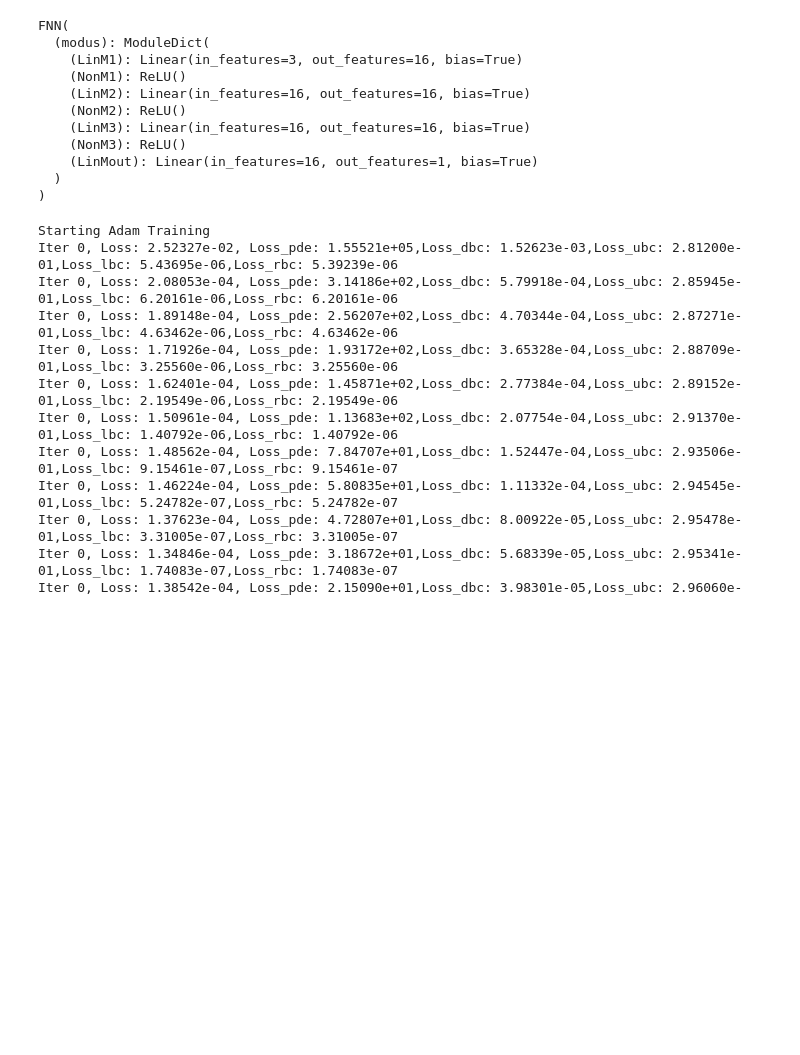
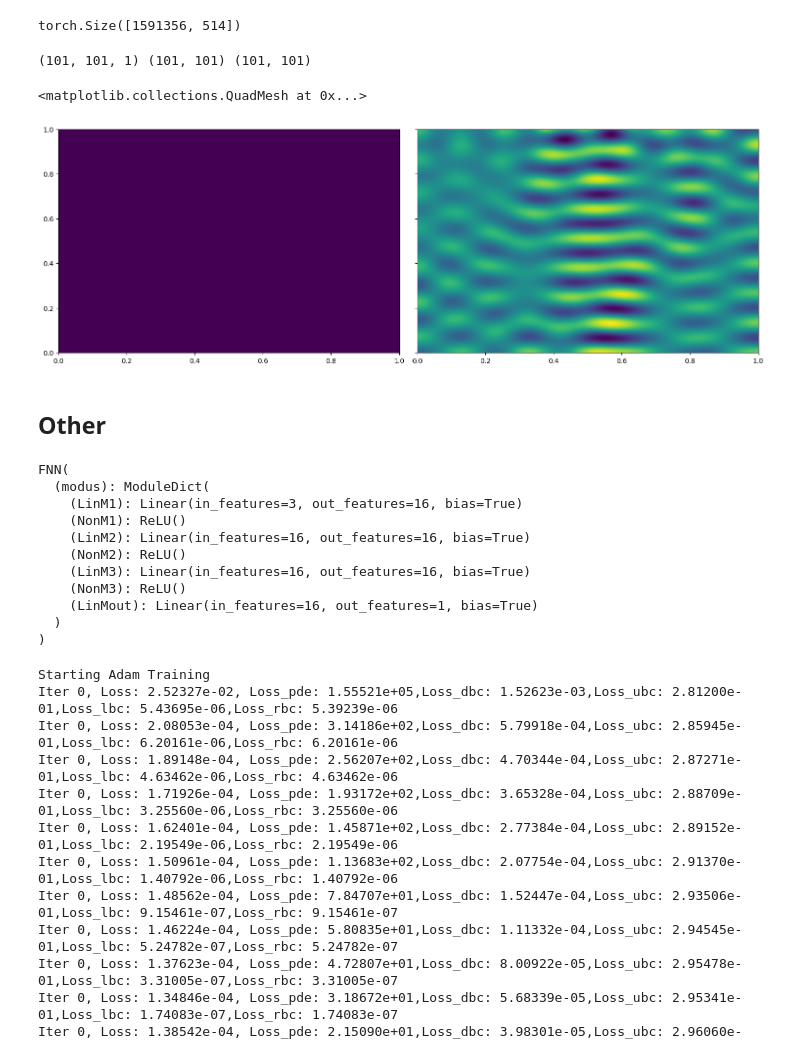
Before and after one commit to ChristianJzB/Projects, a Jupyter notebook: Deep_Solvers/Neural_Operators/Trade_Cost_Accuracy/Helmholtz_St.ipynb, the cells around one changed output. Saved outputs shown, nothing was run; the diff lists cells and outputs as text; code cells hidden in the pictures; blank space fills up the shorter version.

```diff
--- a/Deep_Solvers/Neural_Operators/Trade_Cost_Accuracy/Helmholtz_St.ipynb
+++ b/Deep_Solvers/Neural_Operators/Trade_Cost_Accuracy/Helmholtz_St.ipynb
@@ -21,0 +177,18 @@ device = torch.device('cuda') if torch.cuda.is_available() else torch.device('cp
+# %%
+learning_rate = 0.001
+
+epochs = 200
+
+step_size = 100
+gamma = 0.5
+layers = 4
+
+model = FNN(r_f + 2, 1, layers, 80,activation="tanh")
+print(count_params(model))
+model.to(device)
+
+optimizer = Adam(model.parameters(), lr=learning_rate, weight_decay=1e-4)
+scheduler = torch.optim.lr_scheduler.StepLR(optimizer, step_size=step_size, gamma=gamma)
+
+myloss = torch.nn.MSELoss(reduction='sum')
+myloss2 = torch.nn.MSELoss(reduction='mean')
@@ -21,0 +317,4 @@ device = torch.device('cuda') if torch.cuda.is_available() else torch.device('cp
+# %%
+x_train.shape
+# %% [output]
+torch.Size([1591356, 514])
@@ -21,0 +325,18 @@ device = torch.device('cuda') if torch.cuda.is_available() else torch.device('cp
+# %%
+from scipy.interpolate import griddata
+
+
+Y, X = np.meshgrid(xgrid, xgrid)
+u = griddata(np.hstack([X.reshape(-1,1),Y.reshape(-1,1)]), y_pred.detach().numpy(), (X,Y), method='cubic')
+
+print(u.shape,Y.shape,X.shape)
+#inputs = np.load("../../../../data/Helmholtz_inputs.npy")
+
+_, axs = plt.subplots(1, 2,figsize = (15,5), layout='constrained', sharey=True)
+axs[0].pcolormesh(X, Y, K_test_pred, shading="gouraud")
+#axs.set_xlabel("x"), axs[0].set_ylabel("y"), axs[0].set_title("c(x,y)")
+axs[1].pcolormesh(X, Y, K_test[:, :, i], shading="gouraud")
+# %% [output]
+(101, 101, 1) (101, 101) (101, 101)
+<matplotlib.collections.QuadMesh at 0x...>
+[figure, added]
@@ -22,3 +346,5 @@ device = torch.device('cuda') if torch.cuda.is_available() else torch.device('cp
+# %% [markdown]
+## Other
 # %%
 def de(self,data_domain,w=1e3):
     """ The pytorch autograd version of calculating residual """
```
Also changed, not shown: parts of 13 cells of this notebook, 46 other files.
